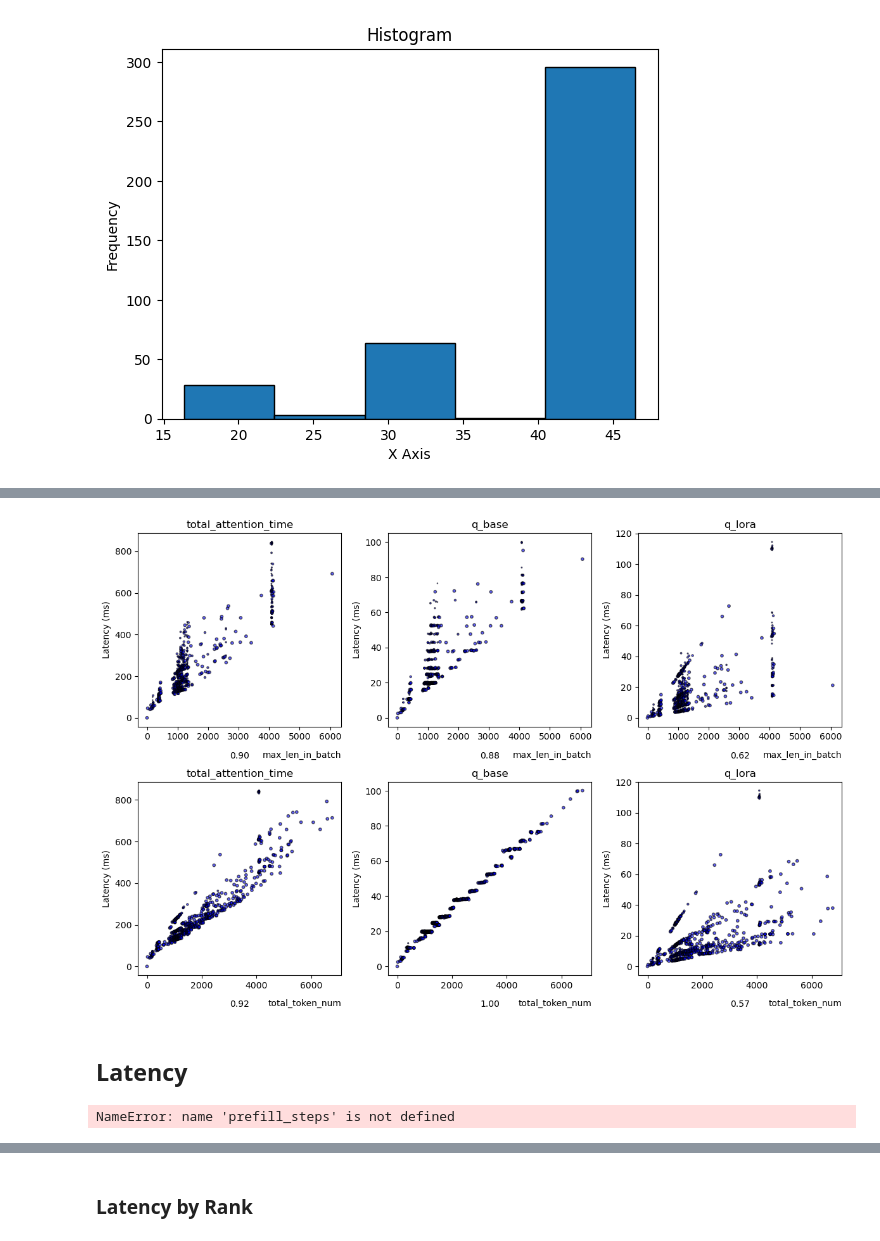
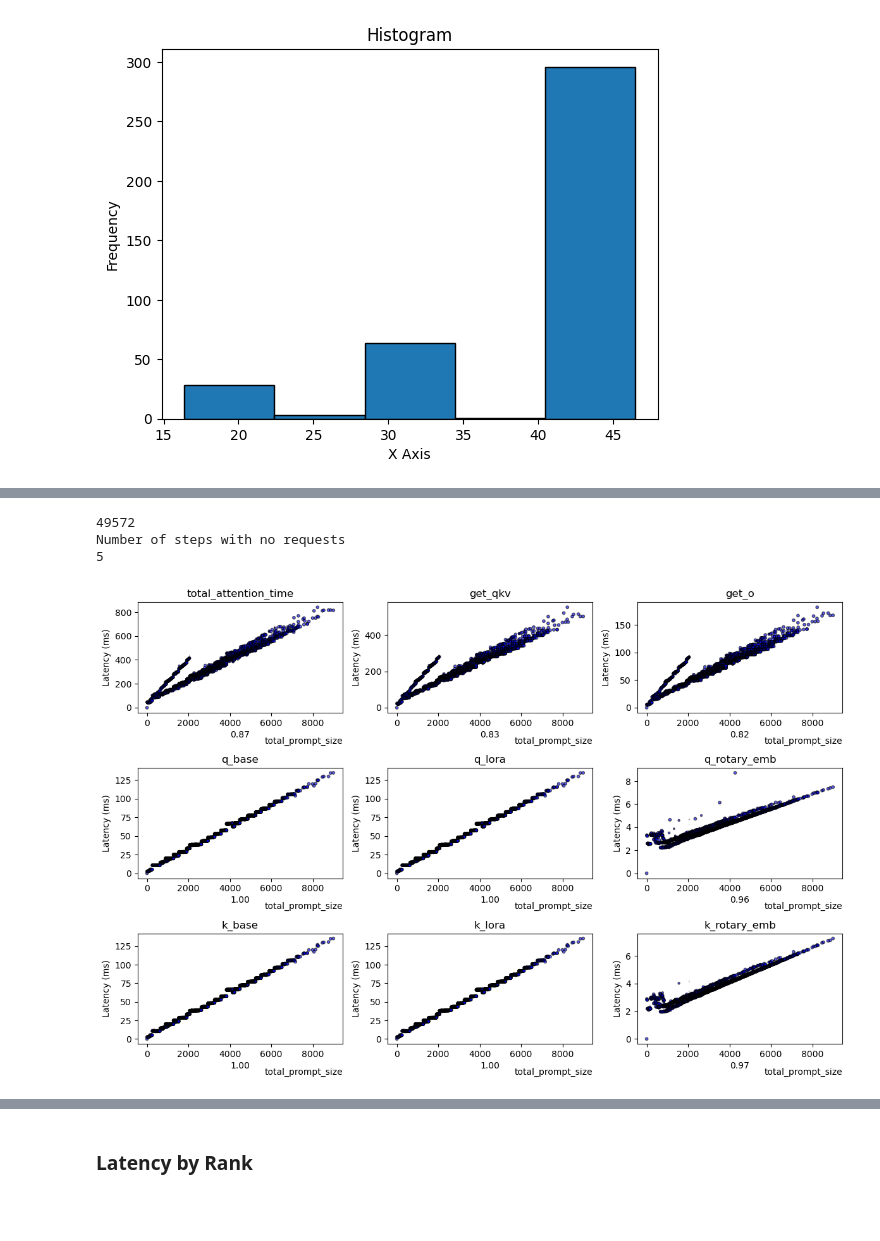
Before and after one commit to sgjeon194/S-LoRA_Analysis, a Jupyter notebook: Logs/timeDataParser.ipynb, the cells around one changed output, grey strips where cells are left out. Drawn from its saved outputs; the diff is of its cells as text; code cells hidden in the pictures; blank space fills up the shorter version.

```diff
--- a/Logs/timeDataParser.ipynb
+++ b/Logs/timeDataParser.ipynb
@@ -381,10 +399,3 @@ def plot_batch_and_execution_time_relationship_scatter(step_list):
             axs[i,j].set_ylabel('Latency (ms)')
     plt.tight_layout()
     plt.show()
-# %%
-plot_batch_and_execution_time_relationship_scatter(prefill_steps)
-#plot_batch_and_execution_time_relationship_scatter(decode_steps)
-# %% [output]
-[figure, removed]
-# %% [markdown]
-## Latency
@@ -462,5 +402,11 @@ def plot_tokenlen_and_execution_time_relationship(step_list):
+# %%
+step_time_data_list_real_code, prefill_steps_real_code, decode_steps_real_code = make_steps("real_Code.txt")
+# %% [output]
+49572
+Number of steps with no requests
+5
 # %%
-plot_tokenlen_and_execution_time_relationship(prefill_steps)
+plot_tokenlen_and_execution_time_relationship(prefill_steps_real_code)
 # %% [output]
-NameError: name 'prefill_steps' is not defined
+[figure, added]
 # %%
```
Also changed, not shown: parts of 49 cells of this notebook.
